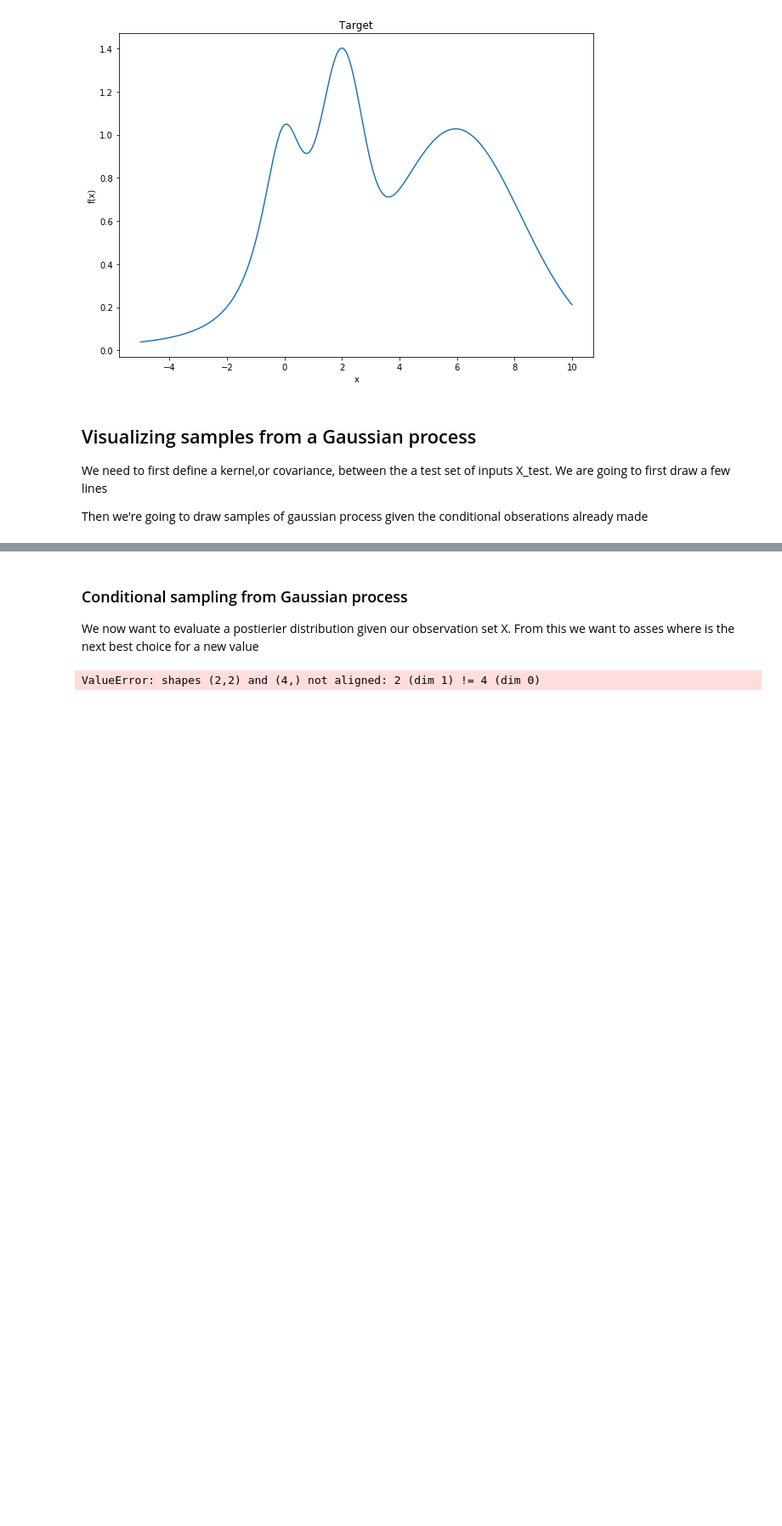
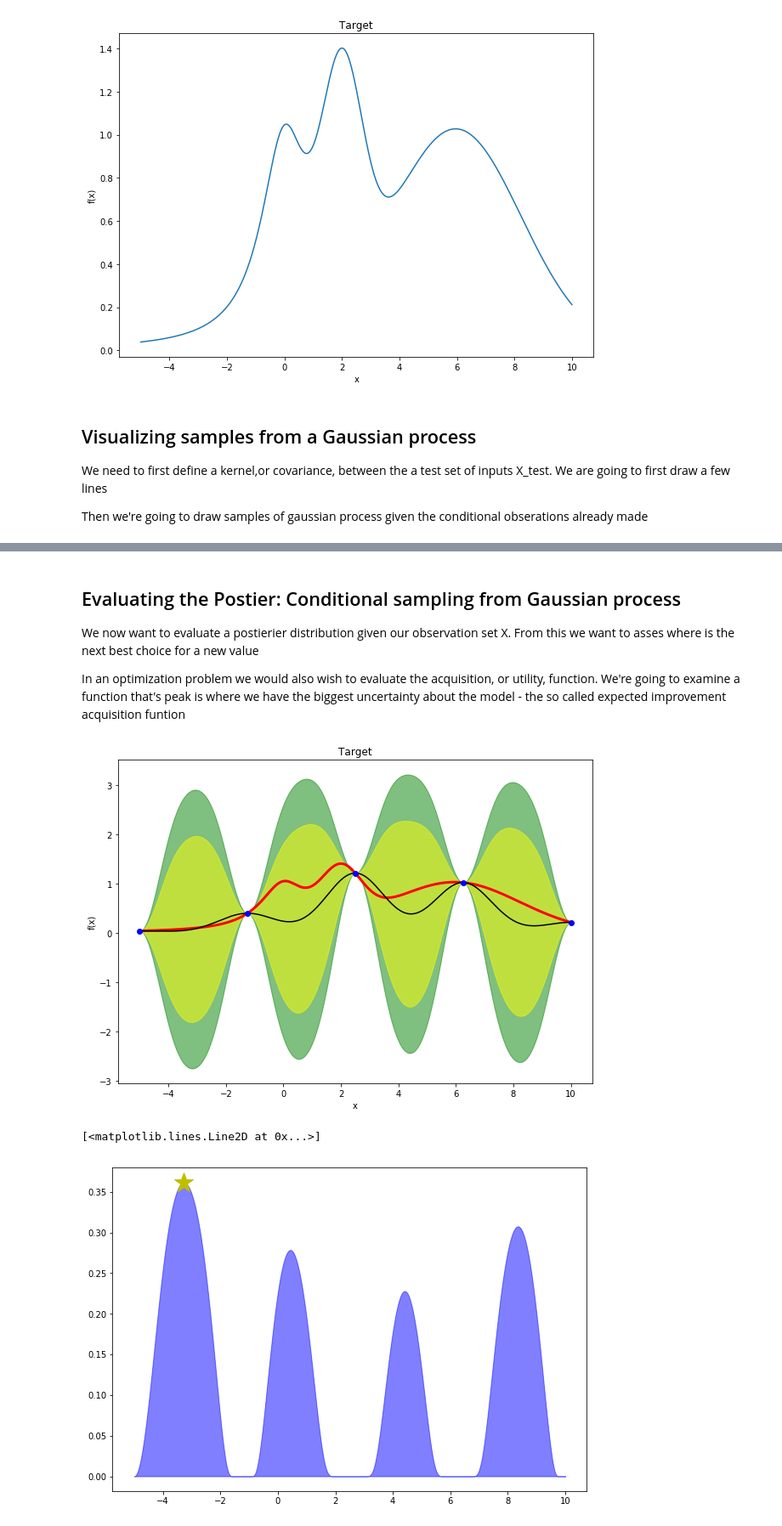
Before and after one commit to JacobRawling/BayesianOptimization, a Jupyter notebook: worked_example.ipynb, the cells around one changed output, grey strips where cells are left out. Shown at 85% size. Cells and saved outputs as stored; diff of their text form; code cells hidden in the pictures; blank space fills up the shorter version.

Commit message:
First attempt at an optimization algorithm, also updated drawing and saving of figures.

```diff
--- a/worked_example.ipynb
+++ b/worked_example.ipynb
@@ -15,8 +15,8 @@ plt.rcParams["figure.figsize"] = (10,7)
 We start by defning the target funtion and generating the input domain, x_true
 # %%
 # Define the function we're trying to minimize
-def f(x):
-    return x**2
+# def f(x):
+#     return x**2
 
 def f(x):
     return np.exp(-(x - 2)**2) + np.exp(-(x - 6)**2/10) + 1/ (x**2 + 1)
@@ -42,7 +42,7 @@ We need to first define a kernel,or covariance, between the a test set of inputs
 
 Then we're going to draw samples of gaussian process given the conditional obserations already made
 # %%
-def kernel(X,X_prime):
+def kernel(X,X_prime,l = 1.0):
     """
         The covariance or kernel of the gaussian processes used to minimize
         this example
@@ -50,6 +50,8 @@ def kernel(X,X_prime):
         Sometimes this covariance function is called the Radial Basis Function (RBF) or Gaussian;
         here we prefer squared exponential.
     """
+    assert l != 0.0, "ERROR: the length scale must be non-zero"
+
     K =  []
     for i,x in enumerate(X):
         row = []
@@ -73,7 +73,9 @@ Wall time: 3.81 µs
 # %% [markdown]
-### Conditional sampling from Gaussian process
+## Evaluating the Postier: Conditional sampling from Gaussian process
 
 We now want to evaluate a postierier distribution given our observation set X. From this we want to asses where is the next best choice for a new value
+
+In an optimization problem we would also wish to evaluate the acquisition, or utility, function. We're going to examine a function that's peak is where we have the biggest uncertainty about the model - the so called expected improvement acquisition funtion
 # %%
 def postierier(x,X,f_X):
     """
@@ -88,7 +90,7 @@ def postierier(x,X,f_X):
     k_xx = kernel(x,x)
     k_Xx = kernel(X,x)
 
-    mean = np.matmul(k_XX_inv,f_x )
+    mean = np.matmul(k_XX_inv,f_X )
     mean = np.matmul( k_xX, mean)
 
     sigma = np.matmul(k_XX_inv, k_Xx)
@@ -96,38 +98,49 @@ def postierier(x,X,f_X):
     sigma = k_xx - sigma
     return mean, sigma
 
-from scipy.stats import multivariate_normal
+from scipy.stats import norm
 def utility(x,f_x, m,sigma):
     """
         expected improvement acquisition
+        x:   Measured x values distribution
+        f_X: Measured values of function we're trying to optimize
+        m:   Mean value of the gaussian processes at each point in x-space
+        sigma: width of the gaussians at each point in x-space
     """
     f_min = np.min(f_x)
     Z = np.divide( (-m  +f_min), sigma)
     return np.nan_to_num(np.multiply(-m+f_min,norm.cdf(f_min,m,sigma  )) + np.multiply(sigma, norm.pdf(Z) ))
 # %%
-X =  np.linspace(min_x,max_x,2)
+X =  np.linspace(min_x,max_x,5)
 f_X = [f(x) for x in X]
 
-m, s = postierier(X_true, X,f_x )
+m, s = postierier(X_true, X,f_X )
 sig = np.diag(s)
 
 # Draw the 3 sigma band of the postier distirbution
 plt.fill_between(X_true, m - 3*sig, m+3*sig,alpha=0.5,color='green')
 plt.fill_between(X_true, m - 2*sig, m+2*sig,alpha=0.5,color='yellow')
 
+plt.plot(X_true,f_x_true,color='red',linewidth=3.0)
+plt.title('Target')
+plt.ylabel('f(x)')
+plt.xlabel('x')
+
 # sample and draw a few postieriers
-for n_examples in xrange(1,3):
-    plt.plot(X_true,np.random.multivariate_normal(m,s))
+# for n_examples in xrange(1,3):
+#     plt.plot(X_true,np.random.multivariate_normal(m,s))
 # Draw the means
 plt.plot(X_true,m,color = 'black')
 plt.plot(X,f_X,'bo')
 plt.show()
 
 # Draw the utility function for the current postier
-u = utility(X,f_x, m, sig)
+u = utility(X,f_X, m, sig)
 x_max, u_max = X_true[np.argmax(u)],np.max(u)
 plt.fill_between(X_true, 0,u,alpha=0.5,color='blue')
 plt.plot( [x_max],[u_max], 'y*',
           markersize=24)
 # %% [output]
+[figure, added]
-ValueError: shapes (2,2) and (4,) not aligned: 2 (dim 1) != 4 (dim 0)
+[<matplotlib.lines.Line2D at 0x...>]
+[figure, added]
```
Also changed, not shown: parts of 7 cells of this notebook.
